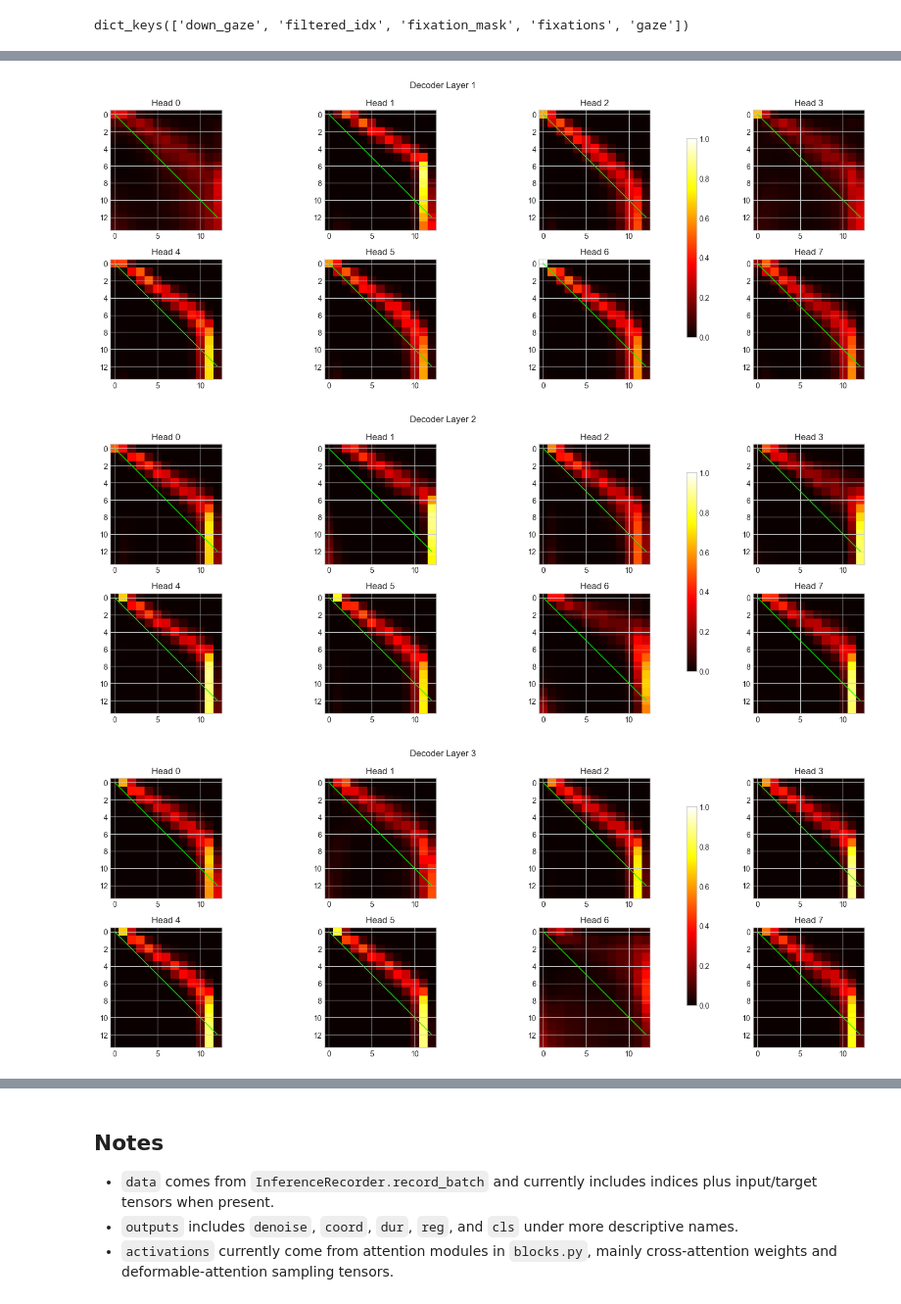
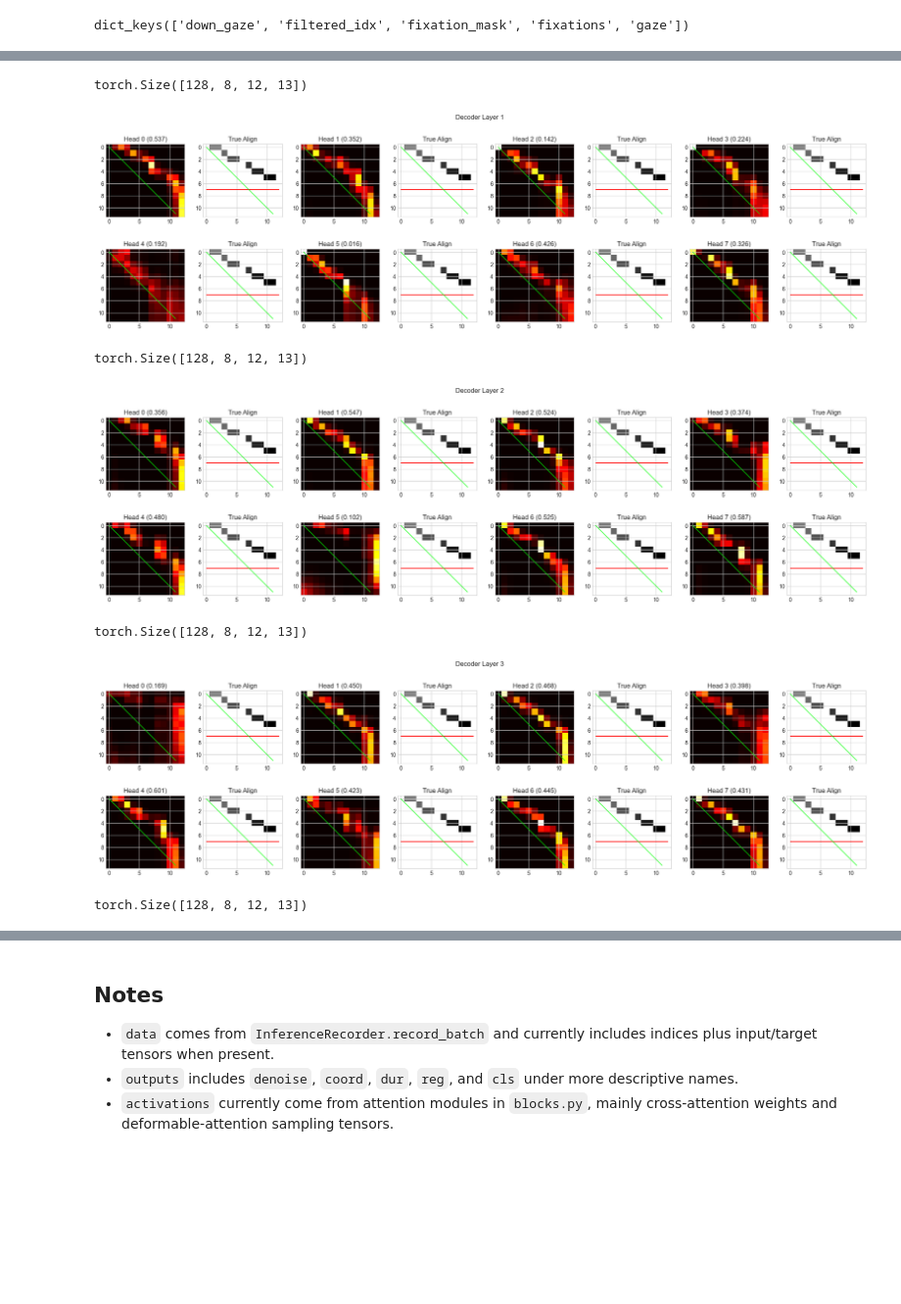
Before and after one commit to Leo00010011/From-Noisy-Eye-Tracking-To-Scanpath, a Jupyter notebook: src/notebooks/review_inference_recorder.ipynb, the cells around one changed output, grey strips where cells are left out. Shown at 98% size. Drawn from its saved outputs; the diff is of its cells as text; code cells hidden in the pictures; blank space fills up the shorter version.

```diff
--- a/src/notebooks/review_inference_recorder.ipynb
+++ b/src/notebooks/review_inference_recorder.ipynb
@@ -187,10 +190,0 @@ dict_keys(['sample_idx', 'image_idx', 'eye_tracking_input', 'fixation_ground_tru
-# %%
-import torch
-idx = payload["data"]["sample_idx"]
-fixations_gt:torch.Tensor = payload["data"]["fixation_ground_truth"]
-masks = data.data_store["fixation_mask"][idx]
-
-
-plt.plot([len(item)*(1000/60) for item in masks])
-plt.ylim(0,6000)
-plt.show()
@@ -273,10 +283,25 @@ d_len:  23
+# %%
+def compute_location_score(attn, cropped):
+    has_fixation = cropped > 0
+    has_sample = has_fixation.any(axis = 1)
+    total_att_fix = attn.sum(axis = 1)
+
+    copy_not = attn.copy()
+    copy_not[np.logical_not(has_fixation)] = 0
+    total_att_loc = copy_not.sum(axis = 1)
+    return (total_att_loc/total_att_fix)[has_sample].mean()
 # %%
 import matplotlib.pyplot as plt
 import matplotlib.colors as colors
 import torch
 import random
-mean_over_batch = True
-show_align = False
+"""
+IMPORTANTE
+Compute probability distributions of scores per head
+
+"""
+mean_over_batch = False
+show_align = True
 index = 0
 attentions = []
 for key, values in payload["activations"].items():
@@ -289,41 +314,56 @@ for k in range(4):
         fig, axis = plt.subplots(2, 8, figsize=(20, 6))
     else:
         fig, axis = plt.subplots(2, 4, figsize=(20, 6))
     layer = attentions[k]
-
+    print(layer.shape)
     # Compute all heads first so they share the same normalization
     heads = []
     for item_count in range(8):
         if mean_over_batch:
             head = layer[:, item_count, :, :].mean(axis=0)
         else:
             head = layer[index, item_count, :, :]
         heads.append(head.cpu().numpy())
 
     norm = colors.Normalize(vmin=0, vmax=1)
 
     fig.suptitle(f"Decoder Layer {k + 1}")
 
     item_count = 0
     im = None
     for i in range(2):
         for j in range(4):
-            if show_align:
-                im = axis[i, j*2].imshow(heads[item_count], cmap="hot", norm=norm)
-                im = axis[i, j*2].imshow(heads[item_count], cmap="hot", norm=norm)
-
             sizex = heads[item_count].shape[0]
             sizey = heads[item_count].shape[1]
             min_size = min(sizey - 1,sizex - 1)
-            axis[i, j].plot([0, min_size], [0, min_size], color="lime", linewidth=1)
-            axis[i, j].set_title(f"Head {item_count}")
+
+            if show_align:
+                # attention
+                score = compute_location_score(heads[item_count], cropped[index])
+                im = axis[i, j*2].imshow(heads[item_count], cmap="hot", norm=norm)
+                axis[i, j*2].plot([0, min_size], [0, min_size], color="lime", linewidth=1)
+                axis[i, j*2].set_title(f"Head {item_count} ({score:.3f})")
+                # true align
+                im = axis[i, j*2 + 1].imshow(cropped[index])
+                axis[i, j*2 + 1].hlines([end_fixation - start_fixation],xmin = 0,xmax = 12,  color = 'r')
+                axis[i, j*2 + 1].plot([0, min_size], [0, min_size], color="lime", linewidth=1)
+                axis[i, j*2 + 1].set_title(f"True Align")
+            else:
+                im = axis[i, j].imshow(heads[item_count], cmap="hot", norm=norm)
+                axis[i, j].plot([0, min_size], [0, min_size], color="lime", linewidth=1)
+                axis[i, j].set_title(f"Head {item_count}")
+
             item_count += 1
 
     # One shared colorbar for the whole figure
-    fig.colorbar(im, ax=axis, shrink=0.8)
+    # fig.colorbar(im, ax=axis, shrink=0.8)
     plt.tight_layout()
     plt.show()
 # %% [output]
+torch.Size([128, 8, 12, 13])
-[figure, old version]
+[figure, new version]
+torch.Size([128, 8, 12, 13])
-[figure, old version]
+[figure, new version]
+torch.Size([128, 8, 12, 13])
-[figure, old version]
+[figure, new version]
+torch.Size([128, 8, 12, 13])
```
Also changed, not shown: parts of 18 cells of this notebook, 2 other files.
